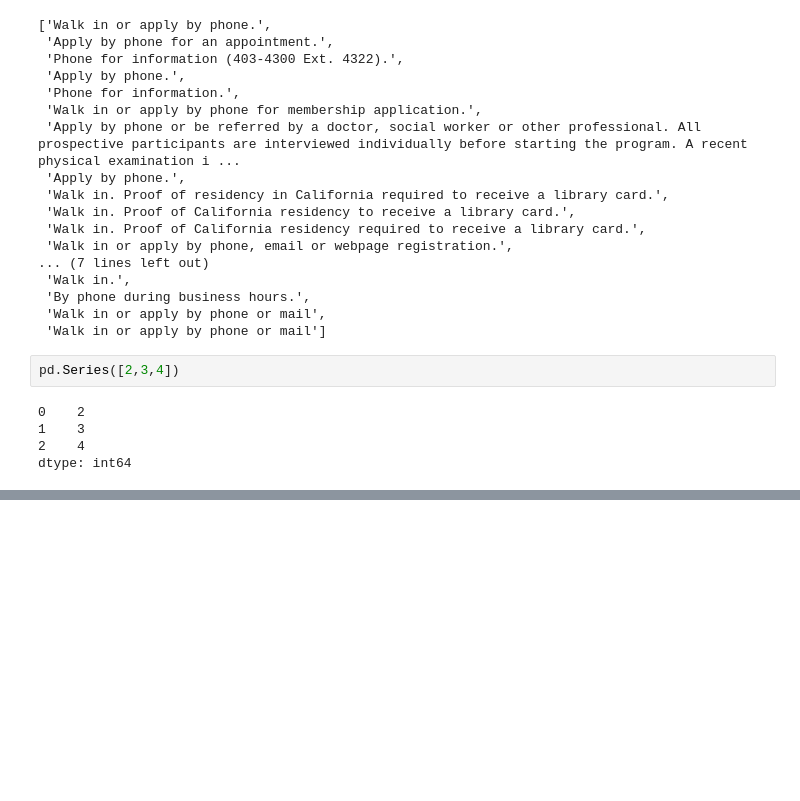
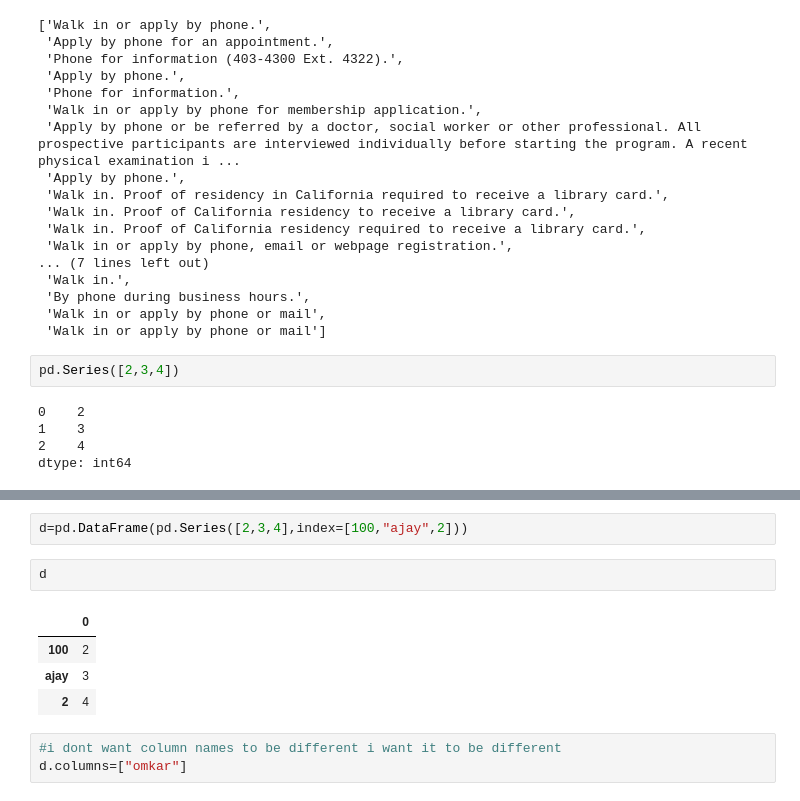
Before and after one commit to omkarpattnaik8080/Pandas, a Jupyter notebook: PandasComplete.ipynb, the cells around one changed output, grey strips where cells are left out. Saved outputs shown, nothing was run; the diff lists cells and outputs as text; blank space fills up the shorter version.

```diff
--- a/PandasComplete.ipynb
+++ b/PandasComplete.ipynb
@@ -338,0 +350,12 @@ dtype: int64
+# %%
+d=pd.DataFrame(pd.Series([2,3,4],index=[100,"ajay",2]))
+# %%
+d
+# %% [output]
+|  | 0 |
+| 100 | 2 |
+| ajay | 3 |
+| 2 | 4 |
+# %%
+#i dont want column names to be different i want it to be different
+d.columns=["omkar"]
```
Also changed, not shown: parts of 3 cells of this notebook.
